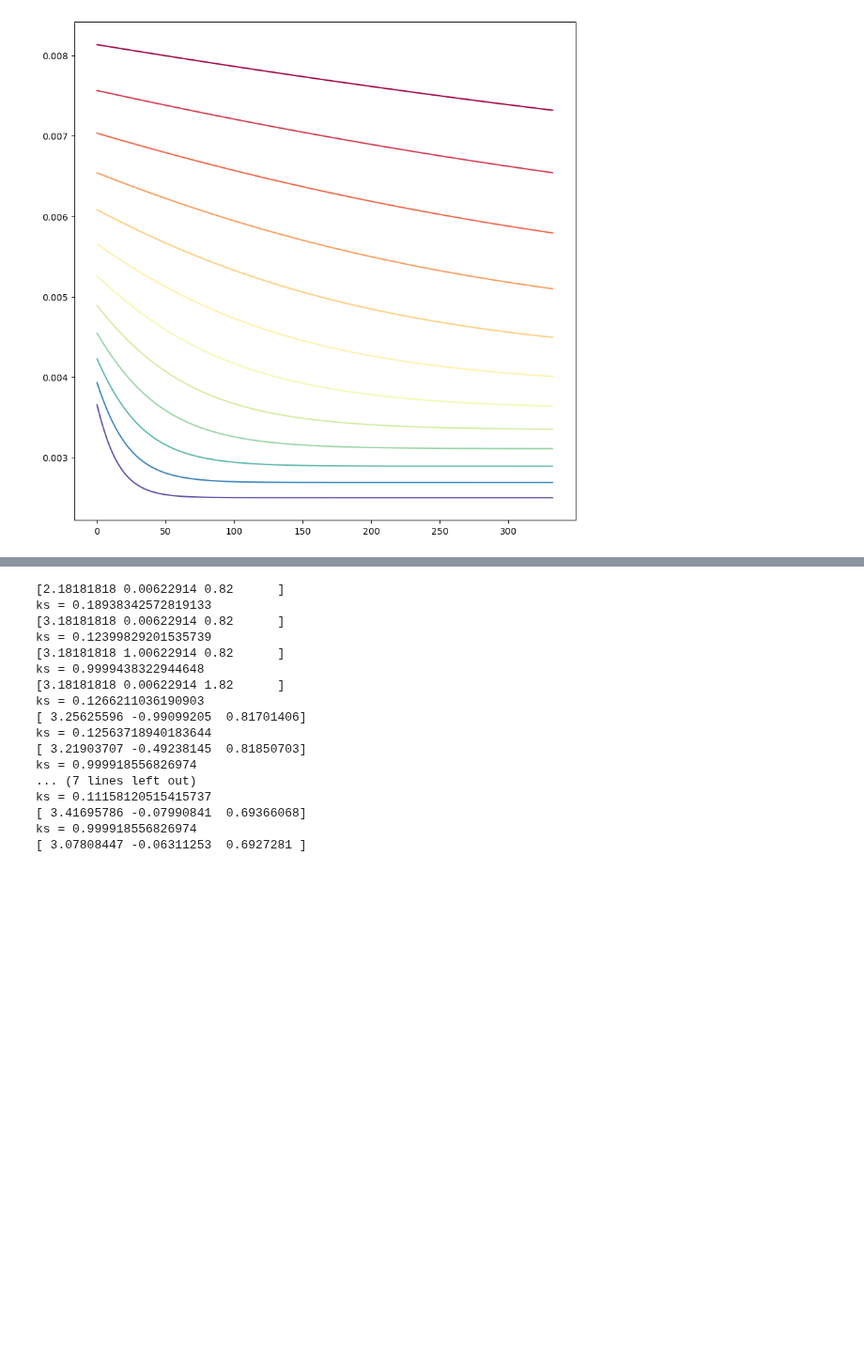
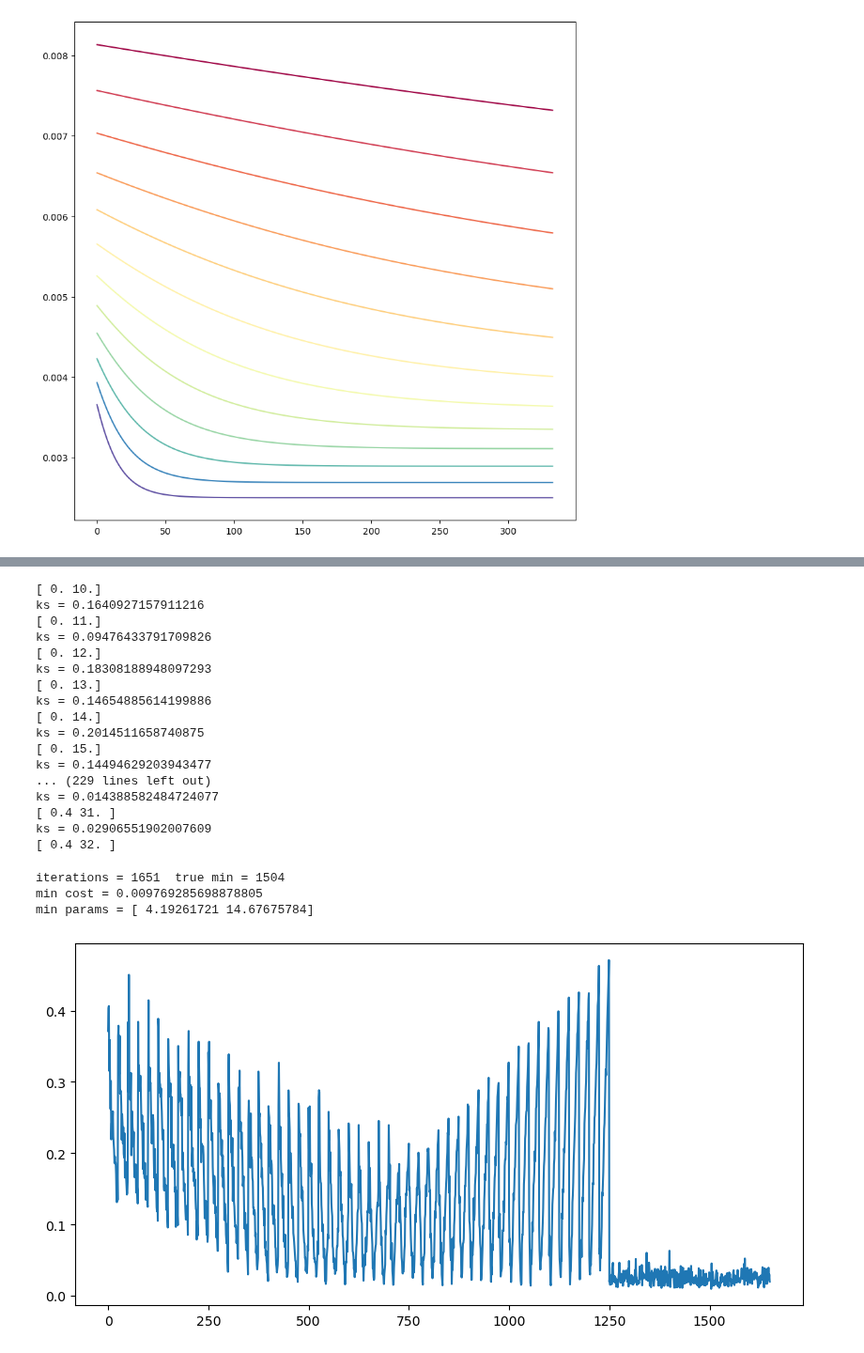
Before and after one commit to dafishcode/suite2p_analysis_py, a Jupyter notebook: Misc1.ipynb, the cells around one changed output, grey strips where cells are left out. Shown at 94% size. Drawn from its saved outputs; the diff is of its cells as text; code cells hidden in the pictures; blank space fills up the shorter version.

Commit message:
checkpoint

```diff
--- a/Misc1.ipynb
+++ b/Misc1.ipynb
@@ -185,14 +167,13 @@ s_vals[4]
 # %%
-#Check gradient descent works - start - sweep min, fit - bln_vec
-os.chdir(F10t + 'Project/' + experiment)
-
+#Parameter sweep
 from scipy.optimize import minimize
+from scipy.optimize import brute
 from scipy import stats
 total_list = []
 def ks_dist(params):
     print(params)  # <-- you'll see that params is a NumPy array
-    s, k, p  = params # <-- for readability you may wish to assign names to the component variables
-    avs = netfn.netsim(dist).simulate(s, k, p, 10, divisor, soften, cutoff, n_sims, 'directed').av_size
+    s, k  = params # <-- for readability you may wish to assign names to the component variables
+    avs = netfn.ba_netsim(dist).simulate(s, int(k), 0.6,  divisor, soften, cutoff, n_sims, 1).av_size
     ks = stats.ks_2samp(empirical, avs)[0]
     total_list.append([params, ks, avs])
     print('ks = ' + str(ks))
@@ -201,24 +182,47 @@ def ks_dist(params):
 #Define params
 empirical = bln_vec
 dist = dist
-initial_guess = [s0, k0, p0]
-bnds = ( (0,5), (5/nodes.shape[0], 300/nodes.shape[0]),  (0,1) )
-result = minimize(ks_dist, initial_guess,bounds = bnds, method = 'COBYLA')
+#initial_guess = [s0, k0]
+#bnds = ( (0,5), (10, 100))
+#result = minimize(ks_dist, initial_guess, bounds = bnds, method = 'BFGS')
+ranges = (slice(0, 5, 0.1), slice(10, 35, 1))
+result = brute(ks_dist, ranges)
 # %% [output]
-[2.18181818 0.00622914 0.82      ]
-ks = 0.18938342572819133
-[3.18181818 0.00622914 0.82      ]
-ks = 0.12399829201535739
-[3.18181818 1.00622914 0.82      ]
-ks = 0.9999438322944648
-[3.18181818 0.00622914 1.82      ]
-ks = 0.1266211036190903
-[ 3.25625596 -0.99099205  0.81701406]
-ks = 0.12563718940183644
-[ 3.21903707 -0.49238145  0.81850703]
-ks = 0.999918556826974
-... (7 lines left out)
-ks = 0.11158120515415737
-[ 3.41695786 -0.07990841  0.69366068]
-ks = 0.999918556826974
-[ 3.07808447 -0.06311253  0.6927281 ]
+[ 0. 10.]
+ks = 0.1640927157911216
+[ 0. 11.]
+ks = 0.09476433791709826
+[ 0. 12.]
+ks = 0.18308188948097293
+[ 0. 13.]
+ks = 0.14654885614199886
+[ 0. 14.]
+ks = 0.2014511658740875
+[ 0. 15.]
+ks = 0.14494629203943477
+... (229 lines left out)
+ks = 0.014388582484724077
+[ 0.4 31. ]
+ks = 0.02906551902007609
+[ 0.4 32. ]
+# %%
+os.chdir(Fdrop + 'Project/' + experiment)
+
+costlist, paramlist, avlist = list(range(len(total_list))), list(range(len(total_list))), list(range(len(total_list)))
+for i in range(len(total_list)):
+    paramlist[i] = total_list[i][0]
+    costlist[i] = total_list[i][1]
+    avlist[i] = total_list[i][2]
+
+np.save('optimise_brute_ksdist_ba+re0.6_blnf1_params.npy',   paramlist)
+np.save('optimise_brute_ksdist_ba+re0.6_blnf1_cost.npy',    costlist)
+np.save('optimise_brute_ksdist_ba+re0.6_blnf1_avs.npy',  avlist)
+
+print('iterations = ' + str(len(costlist)) + '  true min = ' + str(np.where(costlist == np.min(costlist))[0][0]))
+print('min cost = ' + str(costlist[np.where(costlist == np.min(costlist))[0][0]]))
+print('min params = ' + str(paramlist[np.where(costlist == np.min(costlist))[0][0]]))
+curr = avlist[np.where(costlist == np.min(costlist))[0][0]]
+# %% [output]
+iterations = 1651  true min = 1504
+min cost = 0.009769285698878805
+min params = [ 4.19261721 14.67675784]
@@ -224,0 +236,6 @@ ks = 0.999918556826974
+# %%
+fig = plt.figure(figsize= (10,5))
+plt.plot(np.arange(0, len(costlist)), costlist)
+plt.show()
+# %% [output]
+[figure, added]
```
Also changed, not shown: parts of 19 cells of this notebook, 2 other files.
